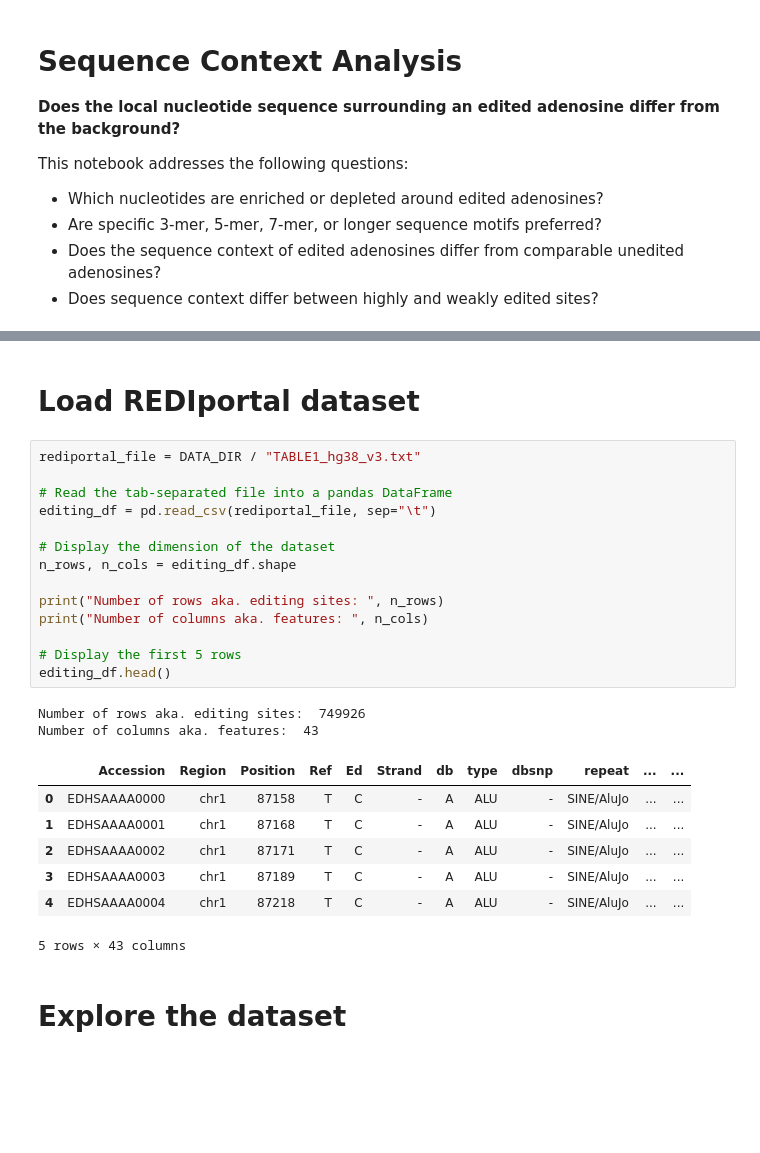
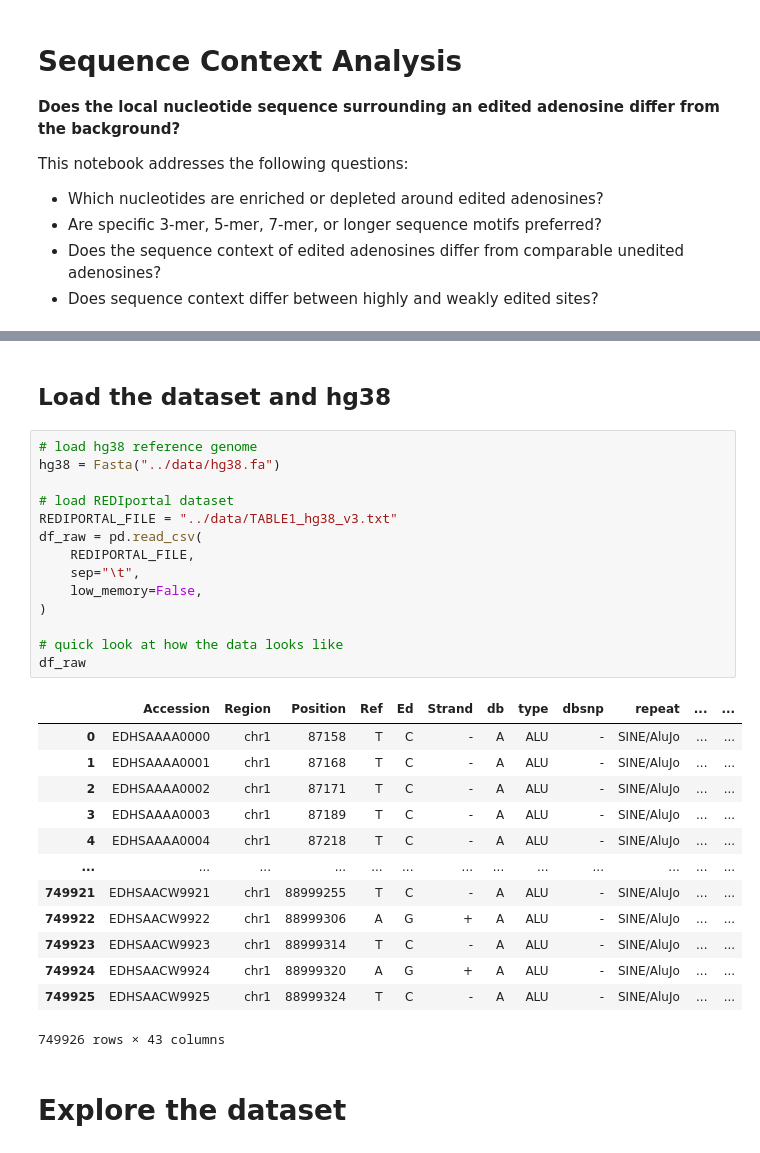
Before and after one commit to tamdanp01-beep/a-to-i-RNA-edits, a Jupyter notebook: notebooks/01_sequence_context.ipynb, the cells around one changed output, grey strips where cells are left out. Drawn from its saved outputs; the diff is of its cells as text; blank space fills up the shorter version.

```diff
--- a/notebooks/01_sequence_context.ipynb
+++ b/notebooks/01_sequence_context.ipynb
@@ -44,29 +21,33 @@ Figures: /home/mescalin/bioinf/rna_editing_project/figures
-# %% [markdown]
-# Load REDIportal dataset
-# %%
-rediportal_file = DATA_DIR / "TABLE1_hg38_v3.txt"
-
-# Read the tab-separated file into a pandas DataFrame
-editing_df = pd.read_csv(rediportal_file, sep="\t")
-
-# Display the dimension of the dataset
-n_rows, n_cols = editing_df.shape
-
-print("Number of rows aka. editing sites: ", n_rows)
-print("Number of columns aka. features: ", n_cols)
-
-# Display the first 5 rows
-editing_df.head()
-# %% [output]
-Number of rows aka. editing sites:  749926
-Number of columns aka. features:  43
-|  | Accession | Region | Position | Ref | Ed | Strand | db | type | dbsnp | repeat | ... | ... |
-| 0 | EDHSAAAA0000 | chr1 | 87158 | T | C | - | A | ALU | - | SINE/AluJo | ... | ... |
-| 1 | EDHSAAAA0001 | chr1 | 87168 | T | C | - | A | ALU | - | SINE/AluJo | ... | ... |
-| 2 | EDHSAAAA0002 | chr1 | 87171 | T | C | - | A | ALU | - | SINE/AluJo | ... | ... |
-| 3 | EDHSAAAA0003 | chr1 | 87189 | T | C | - | A | ALU | - | SINE/AluJo | ... | ... |
-| 4 | EDHSAAAA0004 | chr1 | 87218 | T | C | - | A | ALU | - | SINE/AluJo | ... | ... |
-5 rows × 43 columns
+# %% [markdown]
+## Load the dataset and hg38
+# %%
+# load hg38 reference genome
+hg38 = Fasta("../data/hg38.fa")
+
+# load REDIportal dataset
+REDIPORTAL_FILE = "../data/TABLE1_hg38_v3.txt"
+df_raw = pd.read_csv(
+    REDIPORTAL_FILE,
+    sep="\t",
+    low_memory=False,
+)
+
+# quick look at how the data looks like
+df_raw
+# %% [output]
+|  | Accession | Region | Position | Ref | Ed | Strand | db | type | dbsnp | repeat | ... | ... |
+| 0 | EDHSAAAA0000 | chr1 | 87158 | T | C | - | A | ALU | - | SINE/AluJo | ... | ... |
+| 1 | EDHSAAAA0001 | chr1 | 87168 | T | C | - | A | ALU | - | SINE/AluJo | ... | ... |
+| 2 | EDHSAAAA0002 | chr1 | 87171 | T | C | - | A | ALU | - | SINE/AluJo | ... | ... |
+| 3 | EDHSAAAA0003 | chr1 | 87189 | T | C | - | A | ALU | - | SINE/AluJo | ... | ... |
+| 4 | EDHSAAAA0004 | chr1 | 87218 | T | C | - | A | ALU | - | SINE/AluJo | ... | ... |
+| ... | ... | ... | ... | ... | ... | ... | ... | ... | ... | ... | ... | ... |
+| 749921 | EDHSAACW9921 | chr1 | 88999255 | T | C | - | A | ALU | - | SINE/AluJo | ... | ... |
+| 749922 | EDHSAACW9922 | chr1 | 88999306 | A | G | + | A | ALU | - | SINE/AluJo | ... | ... |
+| 749923 | EDHSAACW9923 | chr1 | 88999314 | T | C | - | A | ALU | - | SINE/AluJo | ... | ... |
+| 749924 | EDHSAACW9924 | chr1 | 88999320 | A | G | + | A | ALU | - | SINE/AluJo | ... | ... |
+| 749925 | EDHSAACW9925 | chr1 | 88999324 | T | C | - | A | ALU | - | SINE/AluJo | ... | ... |
+749926 rows × 43 columns
 # %% [markdown]
 # Explore the dataset
 # %% [markdown]
```
Also changed, not shown: parts of 10 cells of this notebook.
